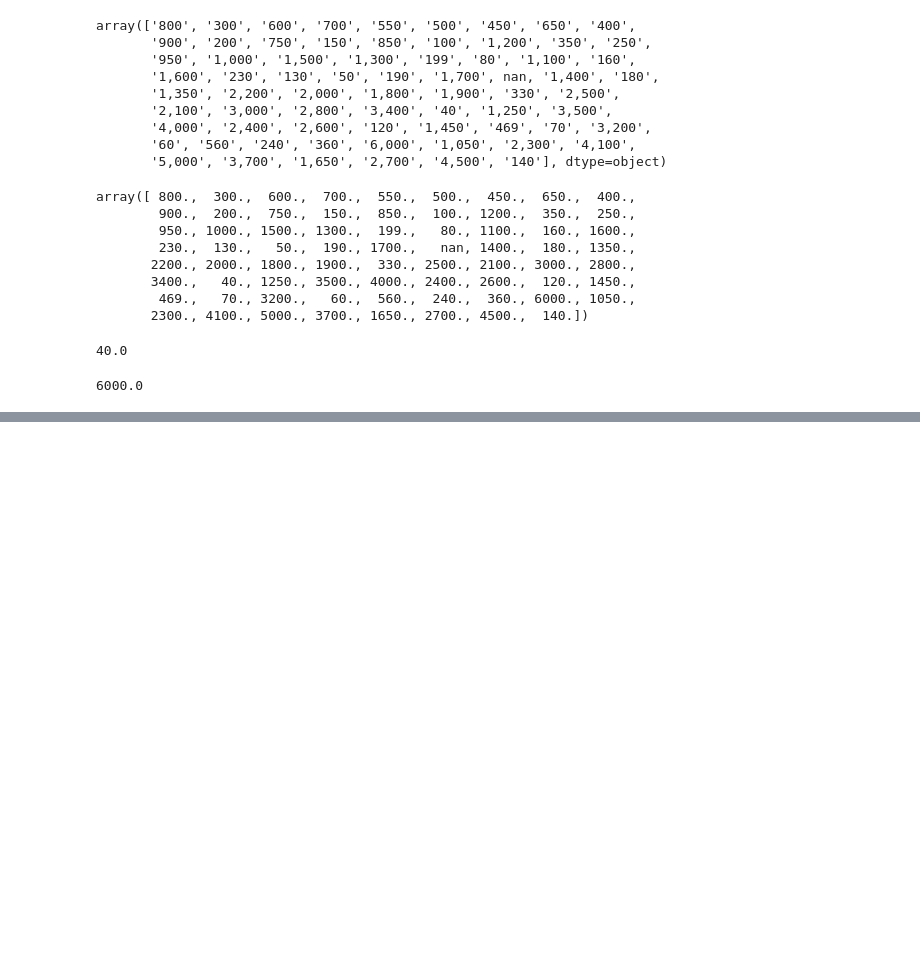
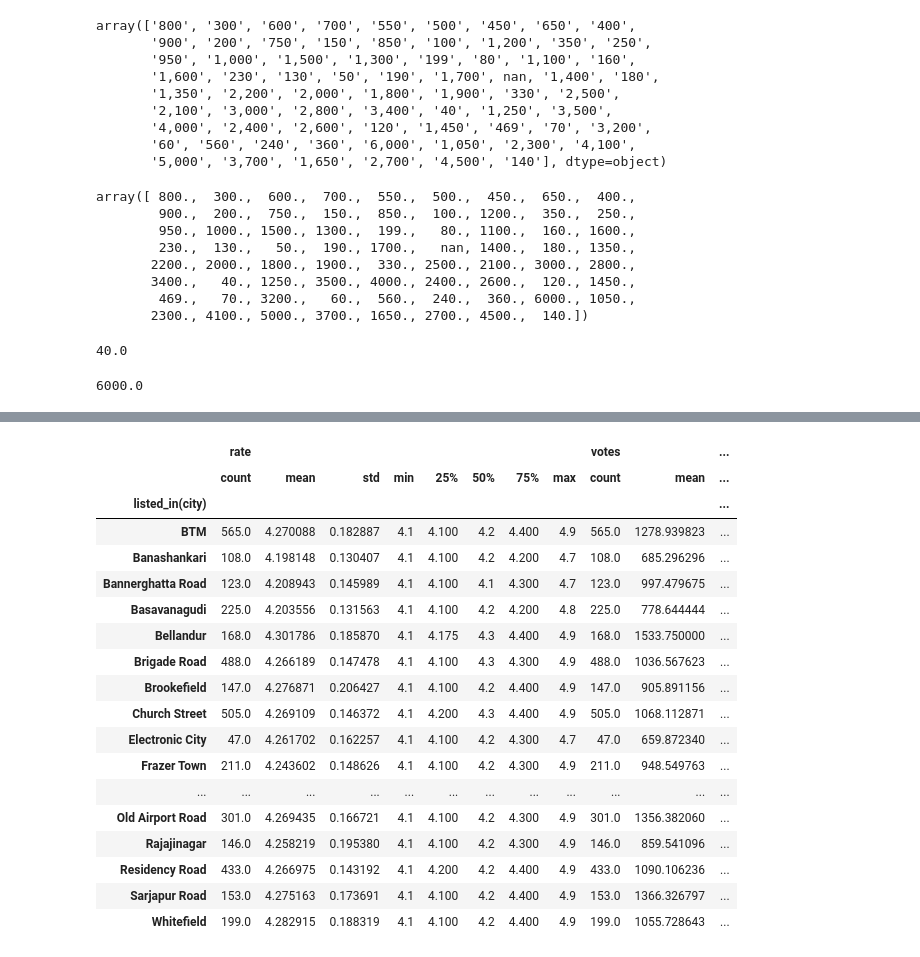
Before and after one commit to anushkajlr/DA-Zomato-EDA, a Jupyter notebook: Zomato EDA.ipynb, the cells around one changed output, grey strips where cells are left out. Cells and saved outputs as stored; diff of their text form; code cells hidden in the pictures; blank space fills up the shorter version.

```diff
--- a/Zomato EDA.ipynb
+++ b/Zomato EDA.ipynb
@@ -206,0 +306,23 @@ df_zomato['approx_cost(for two people)'].max()
+# %%
+df_high.groupby(['listed_in(city)']).describe()
+#put df_high before you do handle comma
+# %% [output]
+|  | rate |  |  |  |  |  |  |  | votes |  | ... |
+|  | count | mean | std | min | 25% | 50% | 75% | max | count | mean | ... |
+| listed_in(city) |  |  |  |  |  |  |  |  |  |  | ... |
+| BTM | 565.0 | 4.270088 | 0.182887 | 4.1 | 4.100 | 4.2 | 4.400 | 4.9 | 565.0 | 1278.939823 | ... |
+| Banashankari | 108.0 | 4.198148 | 0.130407 | 4.1 | 4.100 | 4.2 | 4.200 | 4.7 | 108.0 | 685.296296 | ... |
+| Bannerghatta Road | 123.0 | 4.208943 | 0.145989 | 4.1 | 4.100 | 4.1 | 4.300 | 4.7 | 123.0 | 997.479675 | ... |
+| Basavanagudi | 225.0 | 4.203556 | 0.131563 | 4.1 | 4.100 | 4.2 | 4.200 | 4.8 | 225.0 | 778.644444 | ... |
+| Bellandur | 168.0 | 4.301786 | 0.185870 | 4.1 | 4.175 | 4.3 | 4.400 | 4.9 | 168.0 | 1533.750000 | ... |
+| Brigade Road | 488.0 | 4.266189 | 0.147478 | 4.1 | 4.100 | 4.3 | 4.300 | 4.9 | 488.0 | 1036.567623 | ... |
+| Brookefield | 147.0 | 4.276871 | 0.206427 | 4.1 | 4.100 | 4.2 | 4.400 | 4.9 | 147.0 | 905.891156 | ... |
+| Church Street | 505.0 | 4.269109 | 0.146372 | 4.1 | 4.200 | 4.3 | 4.400 | 4.9 | 505.0 | 1068.112871 | ... |
+| Electronic City | 47.0 | 4.261702 | 0.162257 | 4.1 | 4.100 | 4.2 | 4.300 | 4.7 | 47.0 | 659.872340 | ... |
+| Frazer Town | 211.0 | 4.243602 | 0.148626 | 4.1 | 4.100 | 4.2 | 4.300 | 4.9 | 211.0 | 948.549763 | ... |
+| ... | ... | ... | ... | ... | ... | ... | ... | ... | ... | ... | ... |
+| Old Airport Road | 301.0 | 4.269435 | 0.166721 | 4.1 | 4.100 | 4.2 | 4.300 | 4.9 | 301.0 | 1356.382060 | ... |
+| Rajajinagar | 146.0 | 4.258219 | 0.195380 | 4.1 | 4.100 | 4.2 | 4.300 | 4.9 | 146.0 | 859.541096 | ... |
+| Residency Road | 433.0 | 4.266975 | 0.143192 | 4.1 | 4.200 | 4.2 | 4.400 | 4.9 | 433.0 | 1090.106236 | ... |
+| Sarjapur Road | 153.0 | 4.275163 | 0.173691 | 4.1 | 4.100 | 4.2 | 4.400 | 4.9 | 153.0 | 1366.326797 | ... |
+| Whitefield | 199.0 | 4.282915 | 0.188319 | 4.1 | 4.100 | 4.2 | 4.400 | 4.9 | 199.0 | 1055.728643 | ... |
```
Also changed, not shown: parts of 20 cells of this notebook.
